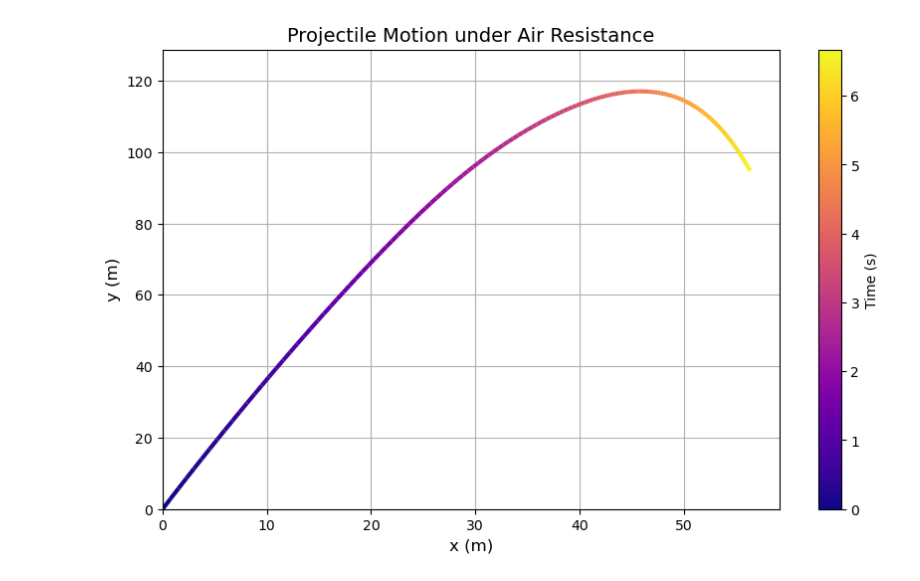
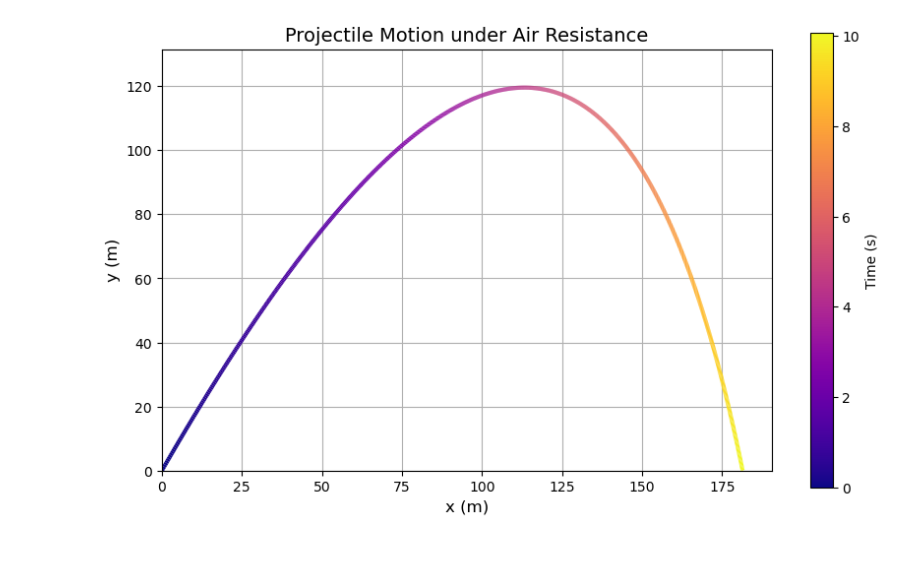
Before and after one commit to Aryan331776/SOC_24b1810_clean, a Jupyter notebook: projectile_motion_under_air_resistance.ipynb, the cells around one changed output. Cells and saved outputs as stored; diff of their text form; code cells hidden in the pictures; blank space fills up the shorter version.

```diff
--- a/projectile_motion_under_air_resistance.ipynb
+++ b/projectile_motion_under_air_resistance.ipynb
@@ -186,17 +166,13 @@ def get_user_inputs():
 # %%
-def predict_trajectory(model, v0, theta, mass, drag, dt=0.05, g=9.81, device='cpu'):
-    import math
-    import torch
-
+def predict_trajectory(model, v0, theta, drag_by_mass, dt=0.05, g=9.81, device='cpu'):
     # Convert scalars to tensors
     v0_tensor = torch.tensor([[v0]], dtype=torch.float32).to(device)
     theta_tensor = torch.tensor([[theta]], dtype=torch.float32).to(device)
-    mass_tensor = torch.tensor([[mass]], dtype=torch.float32).to(device)
-    drag_tensor = torch.tensor([[drag]], dtype=torch.float32).to(device)
+    drag_by_mass_tensor = torch.tensor([[drag_by_mass]], dtype=torch.float32).to(device)
 
     # Compute time of flight based on vertical component
     vy0 = v0 * math.sin(theta)
-    t_max = (2.2*vy0**2)/g
+    t_max = (2.2*vy0)/g
     t_max_scalar = float(t_max)
 
     # Time values
@@ -205,13 +181,12 @@ def predict_trajectory(model, v0, theta, mass, drag, dt=0.05, g=9.81, device='cp
     # Repeat all input parameters to match time steps
     v0_rep = v0_tensor.expand_as(t_vals)
     theta_rep = theta_tensor.expand_as(t_vals)
-    mass_rep = mass_tensor.expand_as(t_vals)
-    drag_rep = drag_tensor.expand_as(t_vals)
+    drag_by_mass_rep = drag_by_mass_tensor.expand_as(t_vals)
 
     # Predict velocities from model
     model.eval()
     with torch.no_grad():
-        vx, vy = model(v0_rep, theta_rep, mass_rep, drag_rep, t_vals)
+        vx, vy = model(v0_rep, theta_rep, drag_by_mass_rep, t_vals)
 
     # Convert to NumPy for plotting
     vx = vx.cpu().numpy()
@@ -267,10 +250,6 @@ def plot_trajectory(vx, vy, t, dt=0.05):
     return x, y, t
 # %%
 from torch.utils.data import DataLoader
-
-# Dataset and DataLoader
-dataset = ProjectileDataset(batch_size=5000, device=device)
-train_loader = DataLoader(dataset, batch_size=32, shuffle=True)
 
 # Define model
 model = ProjectilePINN()
@@ -299,12 +278,12 @@ for epoch in range(epochs):
 
     try:
         # Generate dynamic batch
-        v0, theta, mass, drag, t = sample_training_batch(batch_size=batch_size, device=device)
+        v0, theta, drag_by_mass, t = sample_training_batch(batch_size=batch_size, device=device)
 
         # Compute losses
-        physics_loss_val = physics_loss(model, v0, theta, mass, drag, t)
-        initial_loss_val = initial_condition_loss(model, v0, theta, mass, drag)
-        loss = physics_loss_val + initial_loss_val
+        physics_loss_val = physics_loss(model, v0, theta, drag_by_mass, t)
+        initial_loss_val = initial_condition_loss(model, v0, theta, drag_by_mass)
+        loss = physics_loss_val + 0.05*initial_loss_val
 
         # Backpropagation
         optimizer.zero_grad()
@@ -355,25 +337,24 @@ def get_user_inputs():
 # %%
 # Example user-defined inputs
-v0 = 60       # Initial speed in m/s
-theta = 75     # Launch angle in degrees
-mass = 1.0       # Mass in kg
-drag = 0.2    # Drag coefficient
+v0 = 70       # Initial speed in m/s
+theta = 60    # Launch angle in degrees
+drag_by_mass = 0.15    # Drag coefficient / mass
 
 # Convert angle to radians
 
 theta_tensor = torch.tensor([[math.radians(theta)]], dtype=torch.float32).to(device)
+
 # Call the prediction function
 vx, vy, t_vals = predict_trajectory(
     model=model,
     v0=v0,
     theta=theta_tensor,
-    mass=mass,
-    drag=drag,
-    dt=0.05,
+    drag_by_mass=drag_by_mass,
+    dt=0.01,
     device=device
 )
 
 # Plot trajectory
-x, y, t_used = plot_trajectory(vx, vy, t_vals, dt=0.05)
+x, y, t_used = plot_trajectory(vx, vy, t_vals, dt=0.01)
 # %% [output]
-[figure, old version]
+[figure, new version]
```
Also changed, not shown: parts of 10 cells of this notebook, 1 other file.
